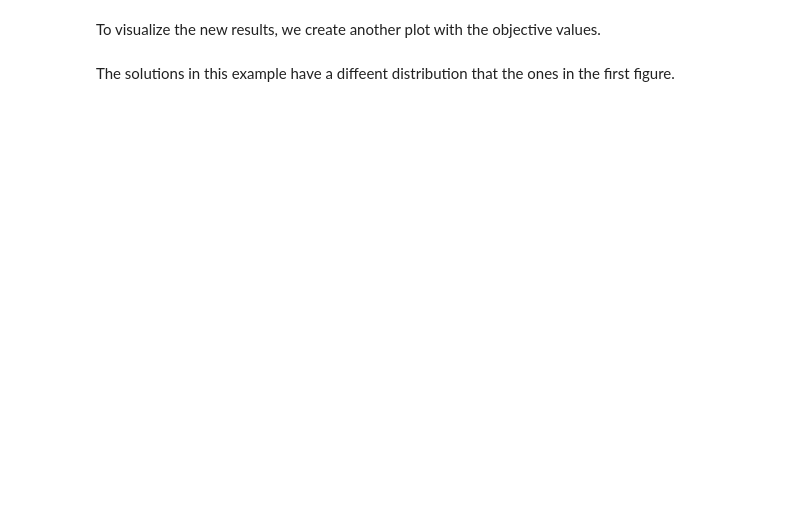
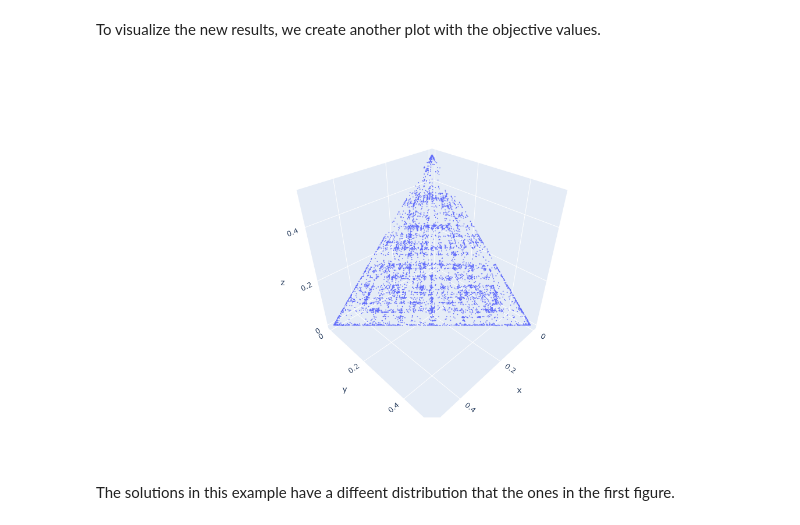
Before and after one commit to industrial-optimization-group/desdeo-emo, a Jupyter notebook: docs/notebooks/ExampleMOEAD.ipynb, the cells around one changed output. Saved outputs shown, nothing was run; the diff lists cells and outputs as text; code cells hidden in the pictures; blank space fills up the shorter version.

```diff
--- a/docs/notebooks/ExampleMOEAD.ipynb
+++ b/docs/notebooks/ExampleMOEAD.ipynb
@@ -44,7 +69,15 @@ fig2
 The previous example used the default scalarization function of the MOEA/D implementation, the PBI function. In the following example, we will use the Tchebycheff function. First we create a Tchebycheff object to use the implementation of this scalarizaion function available in desdeo-tools. Then, we use this object in the parameter "scalarization_function" of MOEA/D and run the algorithm until the stop criteria is met.
 # %%
 tch =  Tchebycheff()
-evolver = MOEA_D(problem, scalarization_function = tch, n_iterations=1, n_gen_per_iter=300)
+evolver = MOEA_D(problem,
+                 scalarization_function = tch,
+                 n_iterations=10,
+                 n_gen_per_iter=30,
+                 save_non_dominated=True
+                )
 
+evolver.start()
 while evolver.continue_evolution():
     evolver.iterate()
+    print(f"Running iteration {evolver._iteration_counter}")
+print(f"Number of non-dominated solutions: {len(evolver.non_dominated['objectives'])}")
@@ -51,12 +96,14 @@ while evolver.continue_evolution():
 # %% [markdown]
 To visualize the new results, we create another plot with the objective values.
 # %%
-objectives = evolver.population.objectives
+objectives = evolver.non_dominated["objectives"]
 fig3 = go.Figure(data=go.Scatter3d(x=objectives[:,0],
                                    y=objectives[:,1],
                                    z=objectives[:,2],
                                    mode="markers",
                                    marker_size=1))
 fig3
+# %% [output]
+[figure, added]
 # %% [markdown]
 The solutions in this example have a diffeent distribution that the ones in the first figure.
```
Also changed, not shown: parts of 18 cells of this notebook, 11 other files.
